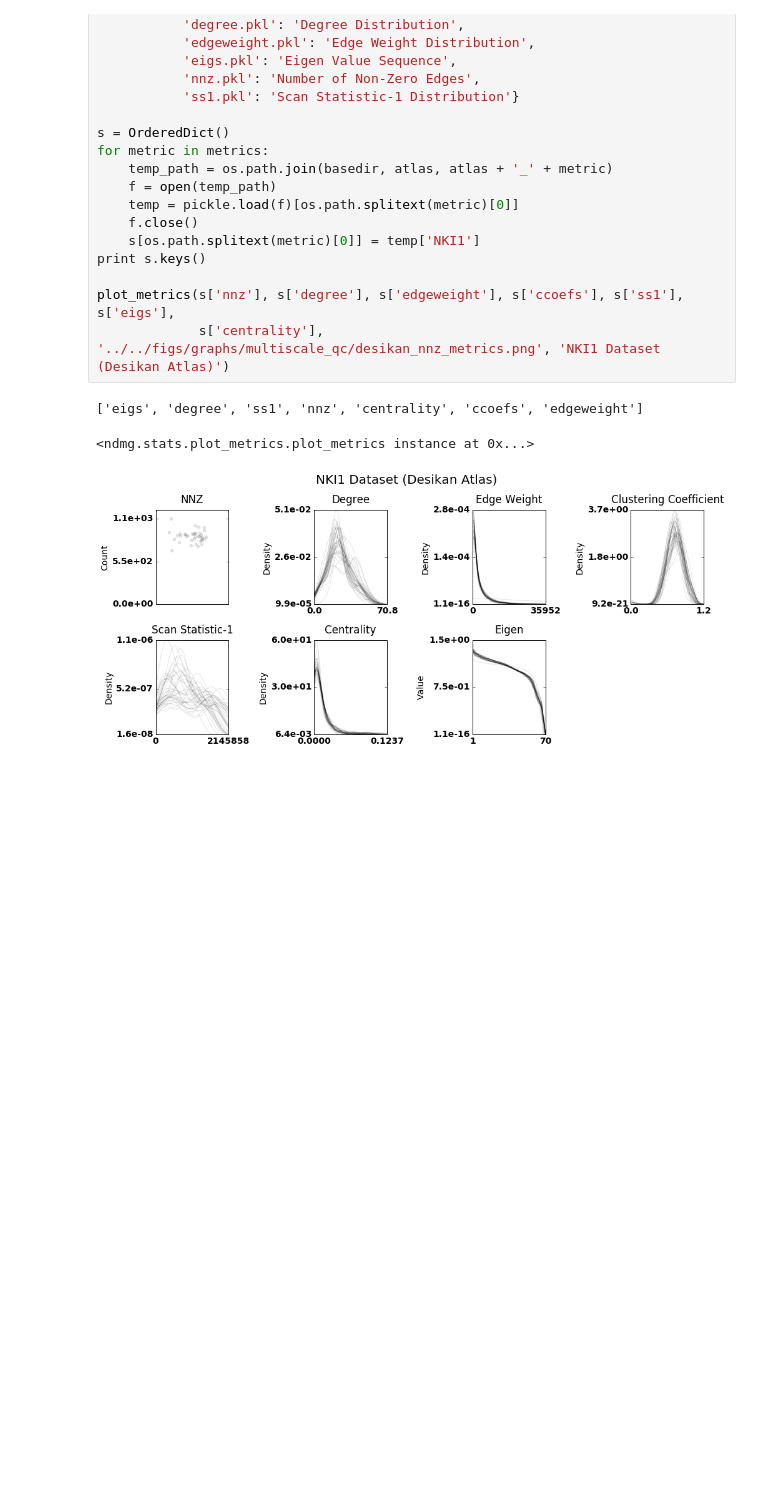
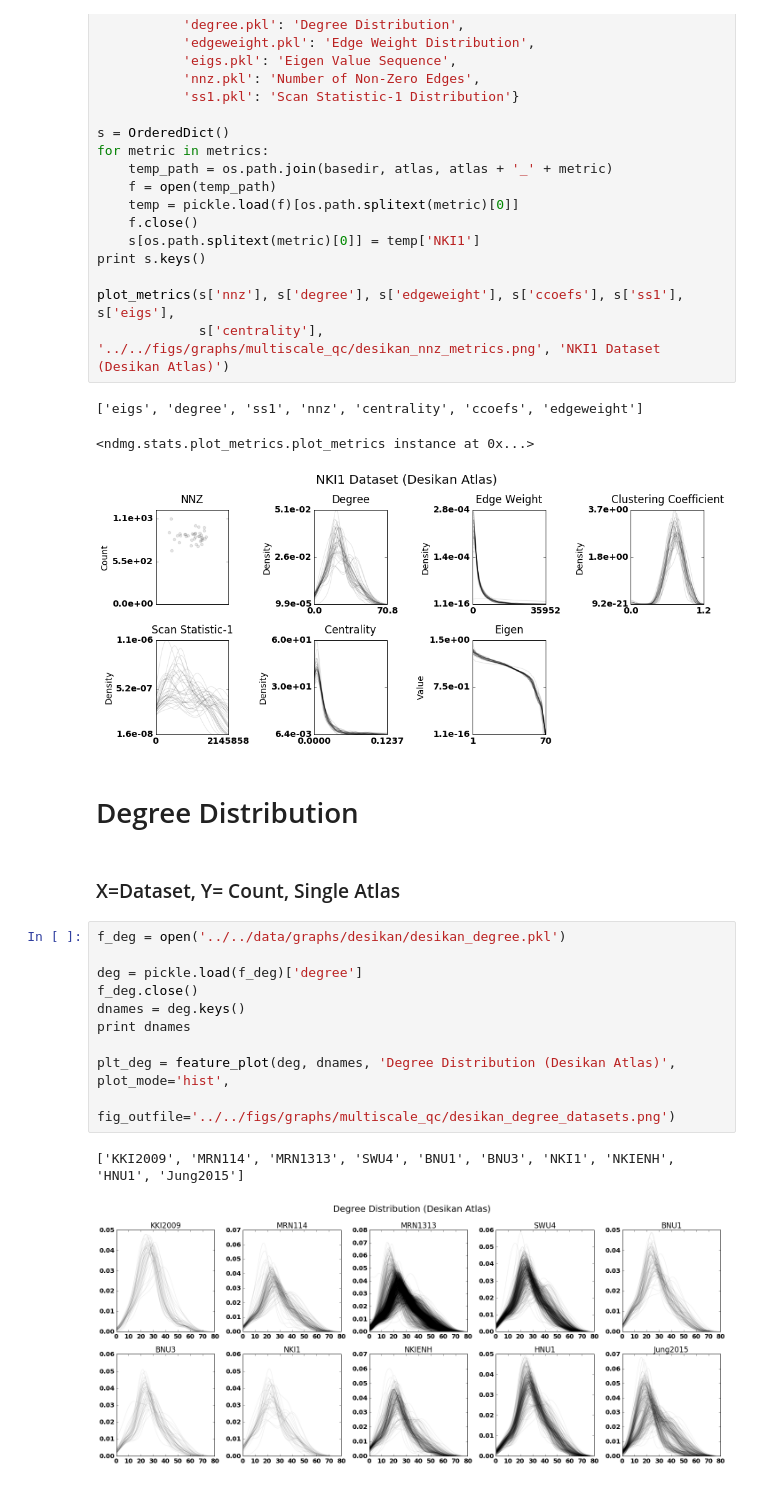
Before and after one commit to gkiar/dataset_variance, a Jupyter notebook: code/plotting/multiscale_qc_fig.ipynb, the cells around one changed output. Cells and saved outputs as stored; diff of their text form; blank space fills up the shorter version.

Commit message:
updated plotting function; added non-scalar statistic plots

```diff
--- a/code/plotting/multiscale_qc_fig.ipynb
+++ b/code/plotting/multiscale_qc_fig.ipynb
@@ -99,3 +101,20 @@ plot_metrics(s['nnz'], s['degree'], s['edgeweight'], s['ccoefs'], s['ss1'], s['e
 ['eigs', 'degree', 'ss1', 'nnz', 'centrality', 'ccoefs', 'edgeweight']
 <ndmg.stats.plot_metrics.plot_metrics instance at 0x...>
 [figure]
+# %% [markdown]
+# Degree Distribution
+# %% [markdown]
+### X=Dataset,  Y= Count, Single Atlas
+# %%
+f_deg = open('../../data/graphs/desikan/desikan_degree.pkl')
+
+deg = pickle.load(f_deg)['degree']
+f_deg.close()
+dnames = deg.keys()
+print dnames
+
+plt_deg = feature_plot(deg, dnames, 'Degree Distribution (Desikan Atlas)', plot_mode='hist',
+                       fig_outfile='../../figs/graphs/multiscale_qc/desikan_degree_datasets.png')
+# %% [output]
+['KKI2009', 'MRN114', 'MRN1313', 'SWU4', 'BNU1', 'BNU3', 'NKI1', 'NKIENH', 'HNU1', 'Jung2015']
+[figure, added]
```
Also changed, not shown: parts of 7 cells of this notebook, 4 other files.
